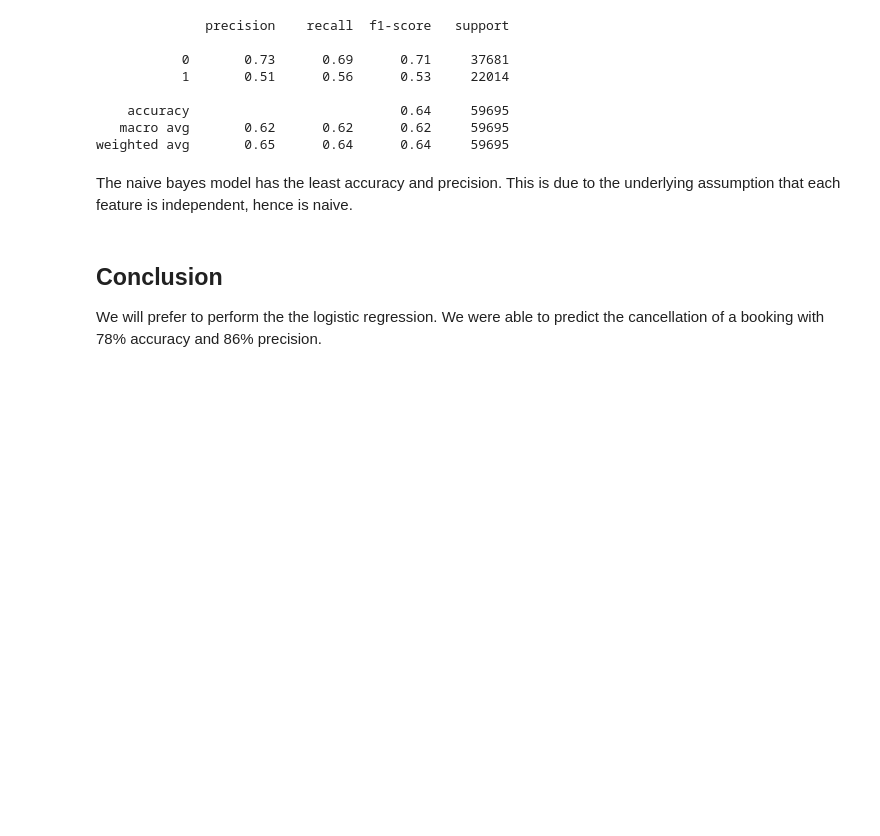
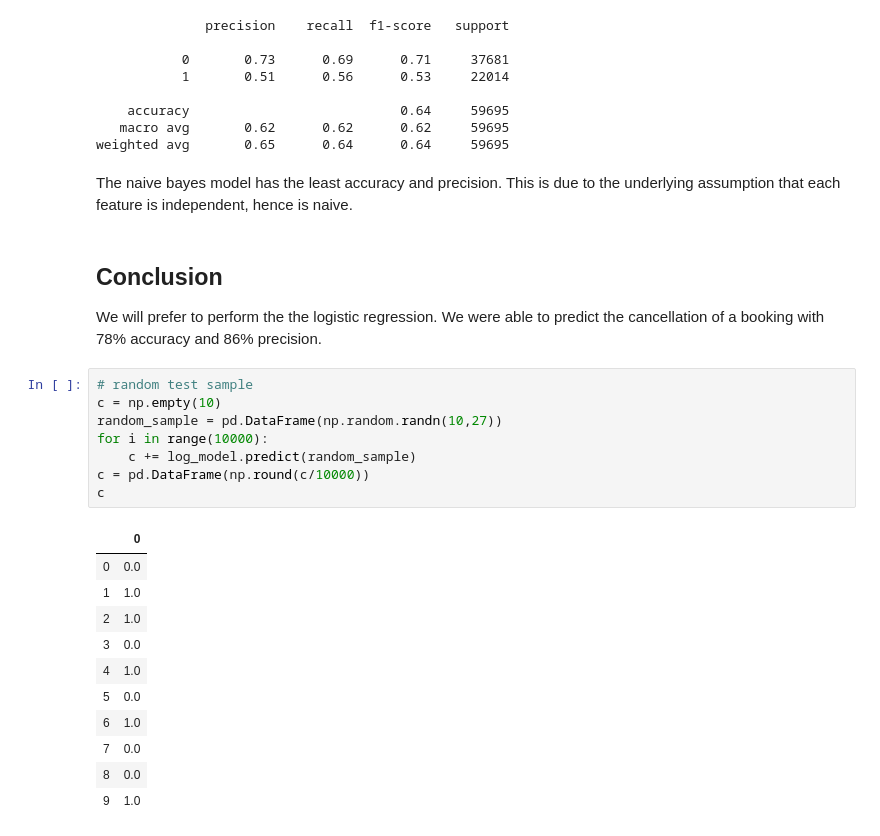
Before and after one commit to 10ken/Hotel-Booking-Cancellations, a Jupyter notebook: hotel booking churn.ipynb, the cells around one changed output. Cells and saved outputs as stored; diff of their text form; blank space fills up the shorter version.

```diff
--- a/hotel booking churn.ipynb
+++ b/hotel booking churn.ipynb
@@ -237,3 +240,23 @@ The naive bayes model has the least accuracy and precision. This is due to the u
 ## Conclusion
 
 We will prefer to perform the the logistic regression. We were able to predict the cancellation of a booking with 78% accuracy and 86% precision.
+# %%
+# random test sample
+c = np.empty(10)
+random_sample = pd.DataFrame(np.random.randn(10,27))
+for i in range(10000):
+    c += log_model.predict(random_sample)
+c = pd.DataFrame(np.round(c/10000))
+c
+# %% [output]
+|  | 0 |
+| 0 | 0.0 |
+| 1 | 1.0 |
+| 2 | 1.0 |
+| 3 | 0.0 |
+| 4 | 1.0 |
+| 5 | 0.0 |
+| 6 | 1.0 |
+| 7 | 0.0 |
+| 8 | 0.0 |
+| 9 | 1.0 |
```
Also changed, not shown: parts of 3 cells of this notebook.
